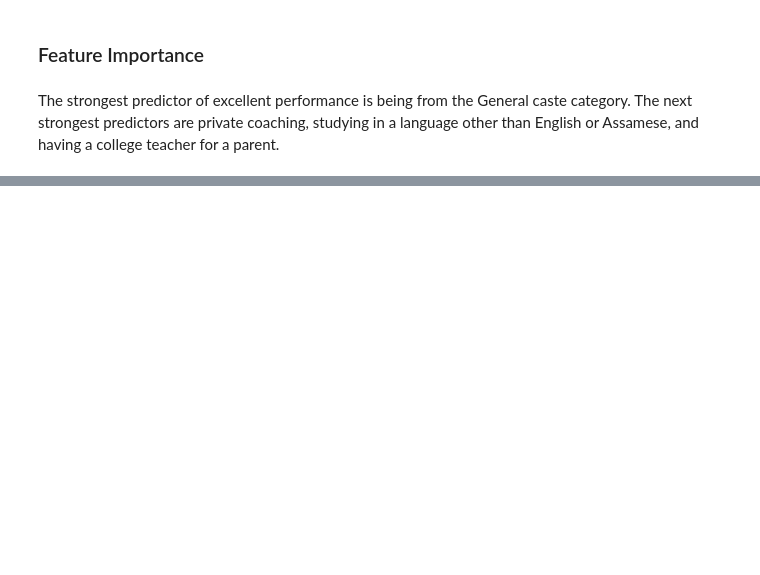
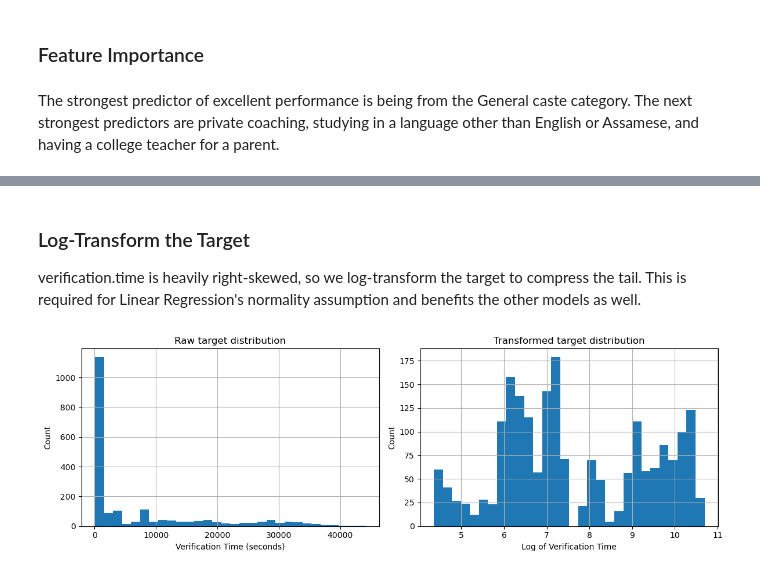
Before and after one commit to rayar93/ml-classification-regression-sklearn, a Jupyter notebook: notebooks/midtern_project.ipynb, the cells around one changed output, grey strips where cells are left out. Saved outputs shown, nothing was run; the diff lists cells and outputs as text; code cells hidden in the pictures; blank space fills up the shorter version.

Commit message:
Regression skeleton

```diff
--- a/notebooks/midtern_project.ipynb
+++ b/notebooks/midtern_project.ipynb
@@ -374,0 +400,7 @@ print("Model saved as final_model.joblib")
+# %%
+df_reg = pd.read_csv("../data/raw/data.csv")
+
+# Drop the classification target - we are only predicting price
+df_reg = df_reg.drop(columns=["verification.result"])
+
+print(df_reg.head())
@@ -374,0 +504,21 @@ print("Model saved as final_model.joblib")
+# %% [markdown]
+### Log-Transform the Target
+
+verification.time is heavily right-skewed, so we log-transform the target to compress the tail. This is required for Linear Regression's normality assumption and benefits the other models as well.
+# %%
+fig, axes = plt.subplots(1, 2, figsize=(12, 4))
+
+df_reg['verification.time'].hist(bins=30, grid=True, ax=axes[0])
+axes[0].set_xlabel('Verification Time (seconds)')
+axes[0].set_ylabel('Count')
+axes[0].set_title('Raw target distribution')
+
+np.log(df_reg['verification.time']).hist(bins=30, grid=True, ax=axes[1])
+axes[1].set_xlabel('Log of Verification Time')
+axes[1].set_ylabel('Count')
+axes[1].set_title('Transformed target distribution')
+
+plt.tight_layout()
+plt.show()
+# %% [output]
+[figure, added]
```
Also changed, not shown: parts of 48 cells of this notebook, 3 other files.
